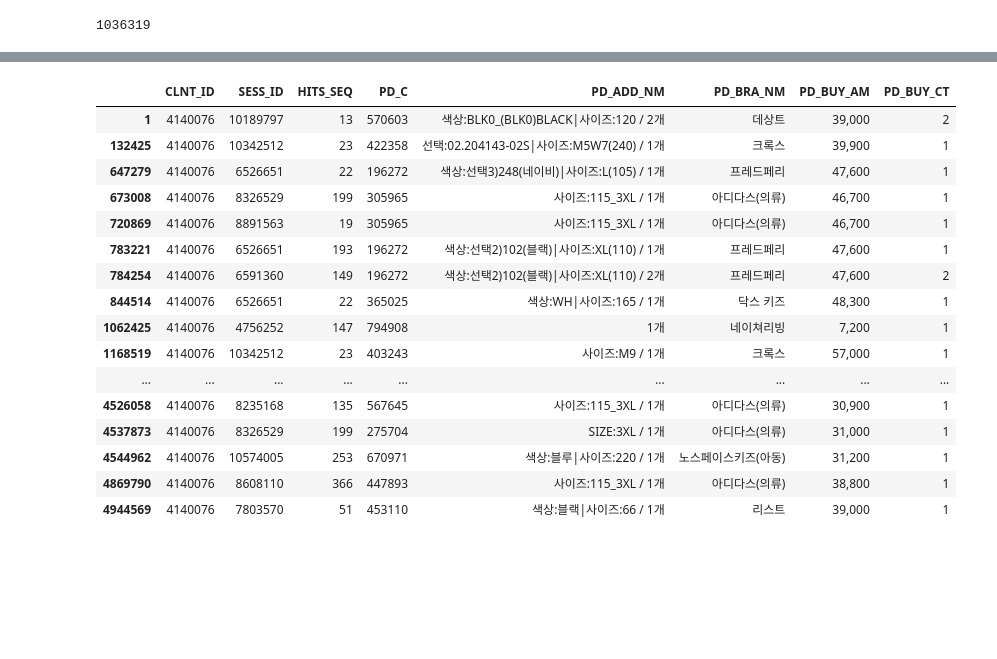
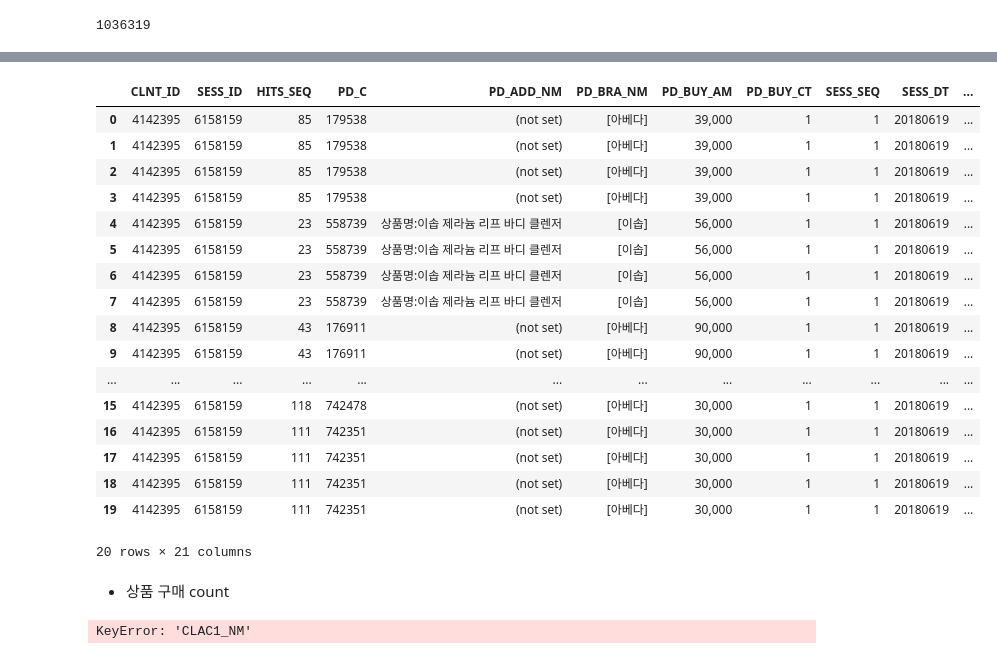
Before and after one commit to LSHReader/KuPoint, a Jupyter notebook: Client Behavior.ipynb, the cells around one changed output, grey strips where cells are left out. Cells and saved outputs as stored; diff of their text form; code cells hidden in the pictures; blank space fills up the shorter version.

```diff
--- a/Client Behavior.ipynb
+++ b/Client Behavior.ipynb
@@ -176,21 +140,21 @@ Search1[idx]
-# %%
-idx = Product['CLNT_ID'] == 4140076
-Product[idx]
-# %% [output]
-|  | CLNT_ID | SESS_ID | HITS_SEQ | PD_C | PD_ADD_NM | PD_BRA_NM | PD_BUY_AM | PD_BUY_CT |
-| 1 | 4140076 | 10189797 | 13 | 570603 | 색상:BLK0_(BLK0)BLACK|사이즈:120 / 2개 | 데상트 | 39,000 | 2 |
-| 132425 | 4140076 | 10342512 | 23 | 422358 | 선택:02.204143-02S|사이즈:M5W7(240) / 1개 | 크록스 | 39,900 | 1 |
-| 647279 | 4140076 | 6526651 | 22 | 196272 | 색상:선택3)248(네이비)|사이즈:L(105) / 1개 | 프레드페리 | 47,600 | 1 |
-| 673008 | 4140076 | 8326529 | 199 | 305965 | 사이즈:115_3XL / 1개 | 아디다스(의류) | 46,700 | 1 |
-| 720869 | 4140076 | 8891563 | 19 | 305965 | 사이즈:115_3XL / 1개 | 아디다스(의류) | 46,700 | 1 |
-| 783221 | 4140076 | 6526651 | 193 | 196272 | 색상:선택2)102(블랙)|사이즈:XL(110) / 1개 | 프레드페리 | 47,600 | 1 |
-| 784254 | 4140076 | 6591360 | 149 | 196272 | 색상:선택2)102(블랙)|사이즈:XL(110) / 2개 | 프레드페리 | 47,600 | 2 |
-| 844514 | 4140076 | 6526651 | 22 | 365025 | 색상:WH|사이즈:165 / 1개 | 닥스 키즈 | 48,300 | 1 |
-| 1062425 | 4140076 | 4756252 | 147 | 794908 | 1개 | 네이쳐리빙 | 7,200 | 1 |
-| 1168519 | 4140076 | 10342512 | 23 | 403243 | 사이즈:M9 / 1개 | 크록스 | 57,000 | 1 |
-| ... | ... | ... | ... | ... | ... | ... | ... | ... |
-| 4526058 | 4140076 | 8235168 | 135 | 567645 | 사이즈:115_3XL / 1개 | 아디다스(의류) | 30,900 | 1 |
-| 4537873 | 4140076 | 8326529 | 199 | 275704 | SIZE:3XL / 1개 | 아디다스(의류) | 31,000 | 1 |
-| 4544962 | 4140076 | 10574005 | 253 | 670971 | 색상:블루|사이즈:220 / 1개 | 노스페이스키즈(아동) | 31,200 | 1 |
-| 4869790 | 4140076 | 8608110 | 366 | 447893 | 사이즈:115_3XL / 1개 | 아디다스(의류) | 38,800 | 1 |
-| 4944569 | 4140076 | 7803570 | 51 | 453110 | 색상:블랙|사이즈:66 / 1개 | 리스트 | 39,000 | 1 |
+# %%
+Client_Behavior[Client_Behavior['CLNT_ID']== 4142395]
+# %% [output]
+|  | CLNT_ID | SESS_ID | HITS_SEQ | PD_C | PD_ADD_NM | PD_BRA_NM | PD_BUY_AM | PD_BUY_CT | SESS_SEQ | SESS_DT | ... |
+| 0 | 4142395 | 6158159 | 85 | 179538 | (not set) | [아베다] | 39,000 | 1 | 1 | 20180619 | ... |
+| 1 | 4142395 | 6158159 | 85 | 179538 | (not set) | [아베다] | 39,000 | 1 | 1 | 20180619 | ... |
+| 2 | 4142395 | 6158159 | 85 | 179538 | (not set) | [아베다] | 39,000 | 1 | 1 | 20180619 | ... |
+| 3 | 4142395 | 6158159 | 85 | 179538 | (not set) | [아베다] | 39,000 | 1 | 1 | 20180619 | ... |
+| 4 | 4142395 | 6158159 | 23 | 558739 | 상품명:이솝 제라늄 리프 바디 클렌저 | [이솝] | 56,000 | 1 | 1 | 20180619 | ... |
+| 5 | 4142395 | 6158159 | 23 | 558739 | 상품명:이솝 제라늄 리프 바디 클렌저 | [이솝] | 56,000 | 1 | 1 | 20180619 | ... |
+| 6 | 4142395 | 6158159 | 23 | 558739 | 상품명:이솝 제라늄 리프 바디 클렌저 | [이솝] | 56,000 | 1 | 1 | 20180619 | ... |
+| 7 | 4142395 | 6158159 | 23 | 558739 | 상품명:이솝 제라늄 리프 바디 클렌저 | [이솝] | 56,000 | 1 | 1 | 20180619 | ... |
+| 8 | 4142395 | 6158159 | 43 | 176911 | (not set) | [아베다] | 90,000 | 1 | 1 | 20180619 | ... |
+| 9 | 4142395 | 6158159 | 43 | 176911 | (not set) | [아베다] | 90,000 | 1 | 1 | 20180619 | ... |
+| ... | ... | ... | ... | ... | ... | ... | ... | ... | ... | ... | ... |
+| 15 | 4142395 | 6158159 | 118 | 742478 | (not set) | [아베다] | 30,000 | 1 | 1 | 20180619 | ... |
+| 16 | 4142395 | 6158159 | 111 | 742351 | (not set) | [아베다] | 30,000 | 1 | 1 | 20180619 | ... |
+| 17 | 4142395 | 6158159 | 111 | 742351 | (not set) | [아베다] | 30,000 | 1 | 1 | 20180619 | ... |
+| 18 | 4142395 | 6158159 | 111 | 742351 | (not set) | [아베다] | 30,000 | 1 | 1 | 20180619 | ... |
+| 19 | 4142395 | 6158159 | 111 | 742351 | (not set) | [아베다] | 30,000 | 1 | 1 | 20180619 | ... |
+20 rows × 21 columns
@@ -196,0 +164,6 @@ Product[idx]
+# %% [markdown]
+- 상품 구매 count
+# %%
+Client_Behavior[]
+# %% [output]
+KeyError: 'CLAC1_NM'
```
Also changed, not shown: parts of 19 cells of this notebook.
